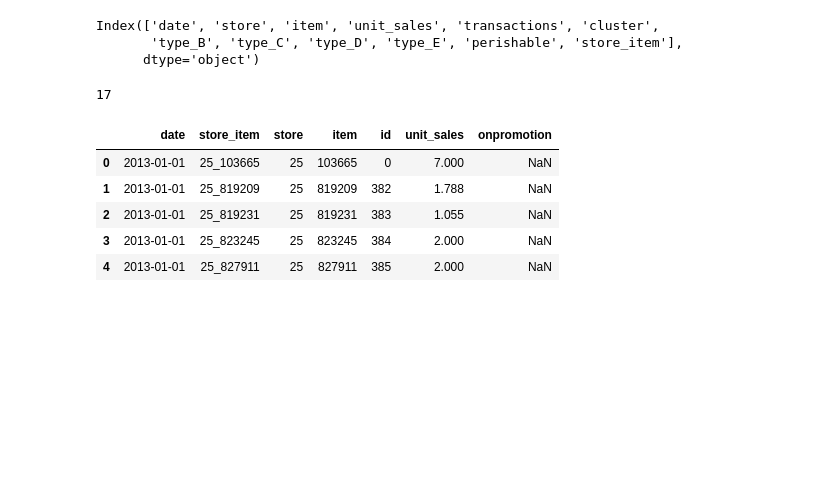
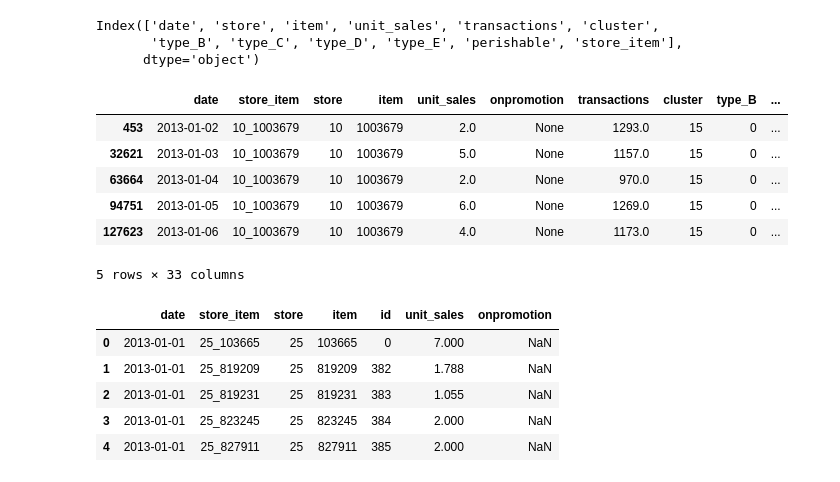
Before and after one commit to ygrepo/kaggle_favorita_grocery_sales_forecasting, a Jupyter notebook: notebook/load_data.ipynb, the cells around one changed output. Cells and saved outputs as stored; diff of their text form; code cells hidden in the pictures; blank space fills up the shorter version.

```diff
--- a/notebook/load_data.ipynb
+++ b/notebook/load_data.ipynb
@@ -152,9 +152,17 @@ Index(['date', 'store', 'item', 'unit_sales', 'transactions', 'cluster',
        'type_B', 'type_C', 'type_D', 'type_E', 'perishable', 'store_item'],
       dtype='object')
 # %%
-df["cluster"].nunique()
+path = "../output/data/2013_2014_store_2000_item_cyc_features.parquet"
+df = pd.read_parquet(path)
+df.head()
 # %% [output]
+|  | date | store_item | store | item | unit_sales | onpromotion | transactions | cluster | type_B | ... |
+| 453 | 2013-01-02 | 10_1003679 | 10 | 1003679 | 2.0 | None | 1293.0 | 15 | 0 | ... |
+| 32621 | 2013-01-03 | 10_1003679 | 10 | 1003679 | 5.0 | None | 1157.0 | 15 | 0 | ... |
+| 63664 | 2013-01-04 | 10_1003679 | 10 | 1003679 | 2.0 | None | 970.0 | 15 | 0 | ... |
+| 94751 | 2013-01-05 | 10_1003679 | 10 | 1003679 | 6.0 | None | 1269.0 | 15 | 0 | ... |
+| 127623 | 2013-01-06 | 10_1003679 | 10 | 1003679 | 4.0 | None | 1173.0 | 15 | 0 | ... |
-17
+5 rows × 33 columns
 # %%
 df = pd.read_csv("../data/20250707_train.csv", low_memory=True)
 df.head()
```
Also changed, not shown: 2 other files.
